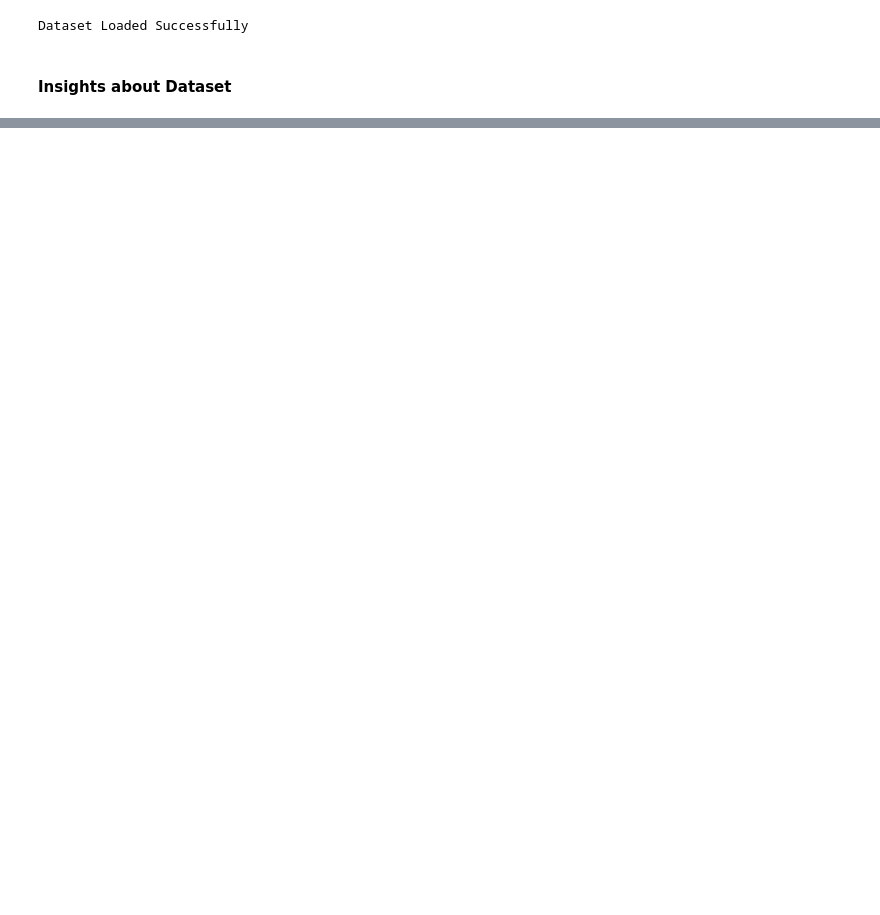
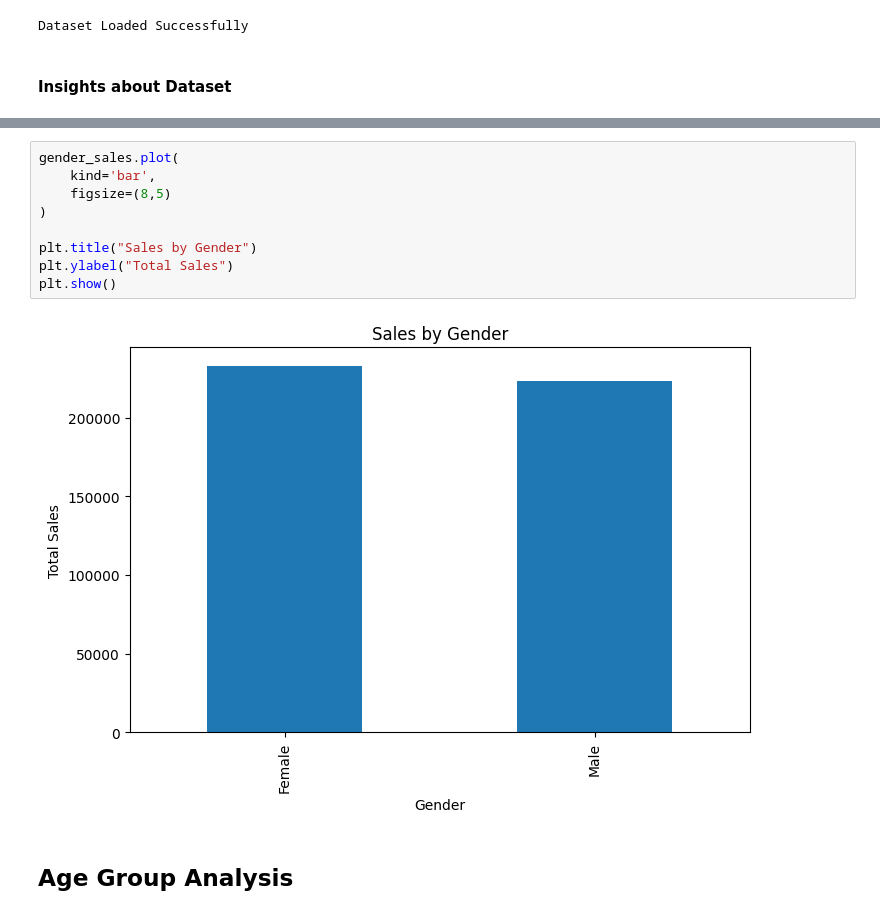
Before and after one commit to 04developer1devansh2panchal/OIBSIP, a Jupyter notebook: L1_P1_D_PANCHAL/Project.ipynb, the cells around one changed output, grey strips where cells are left out. Drawn from its saved outputs; the diff is of its cells as text; blank space fills up the shorter version.

```diff
--- a/L1_P1_D_PANCHAL/Project.ipynb
+++ b/L1_P1_D_PANCHAL/Project.ipynb
@@ -39,0 +167,13 @@ print(ds1.head(),'\n','---------------------------------------------------------
+# %%
+gender_sales.plot(
+    kind='bar',
+    figsize=(8,5)
+)
+
+plt.title("Sales by Gender")
+plt.ylabel("Total Sales")
+plt.show()
+# %% [output]
+[figure, added]
+# %% [markdown]
+## Age Group Analysis
```
Also changed, not shown: parts of 29 cells of this notebook, 1 other file.
